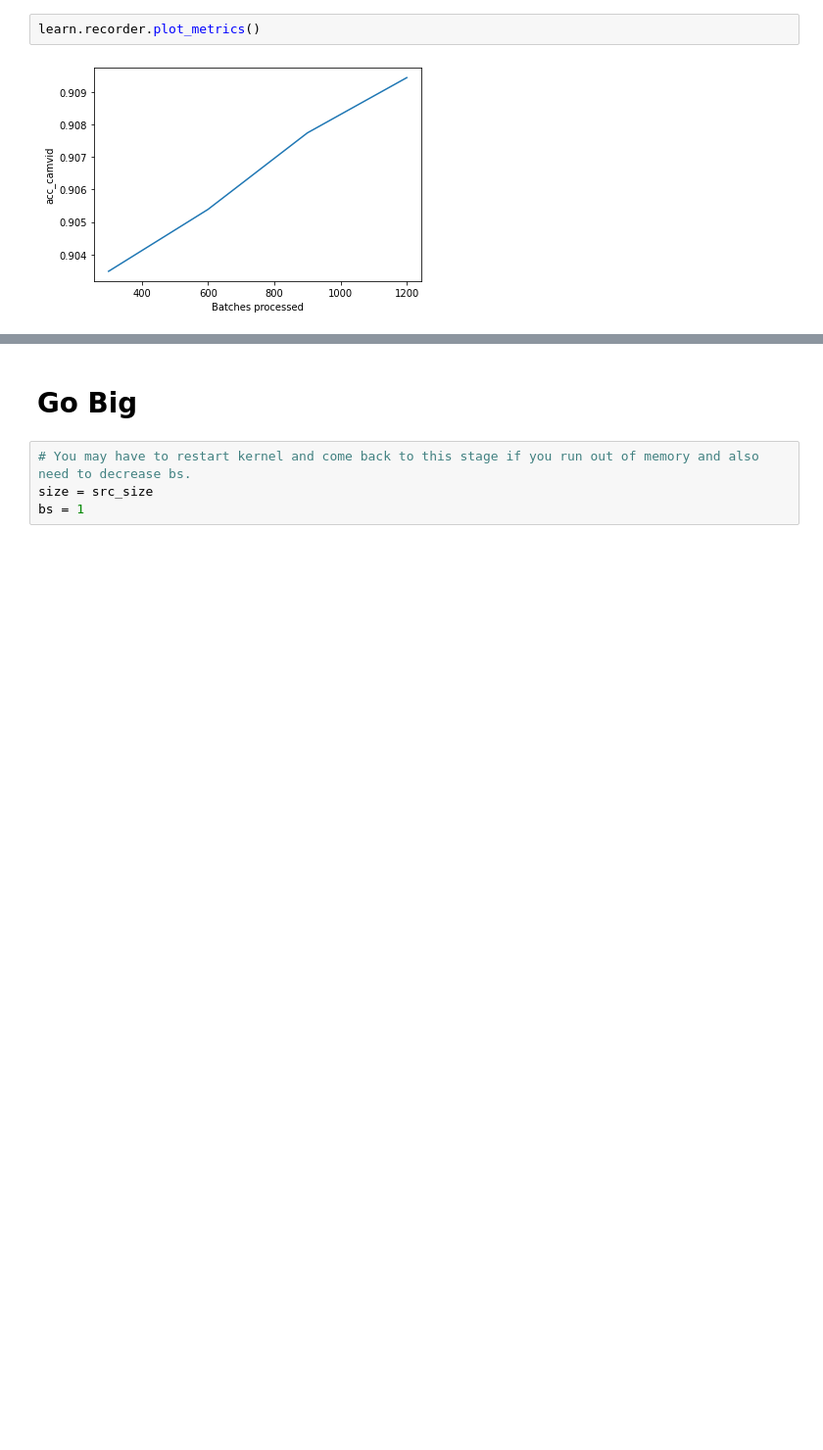
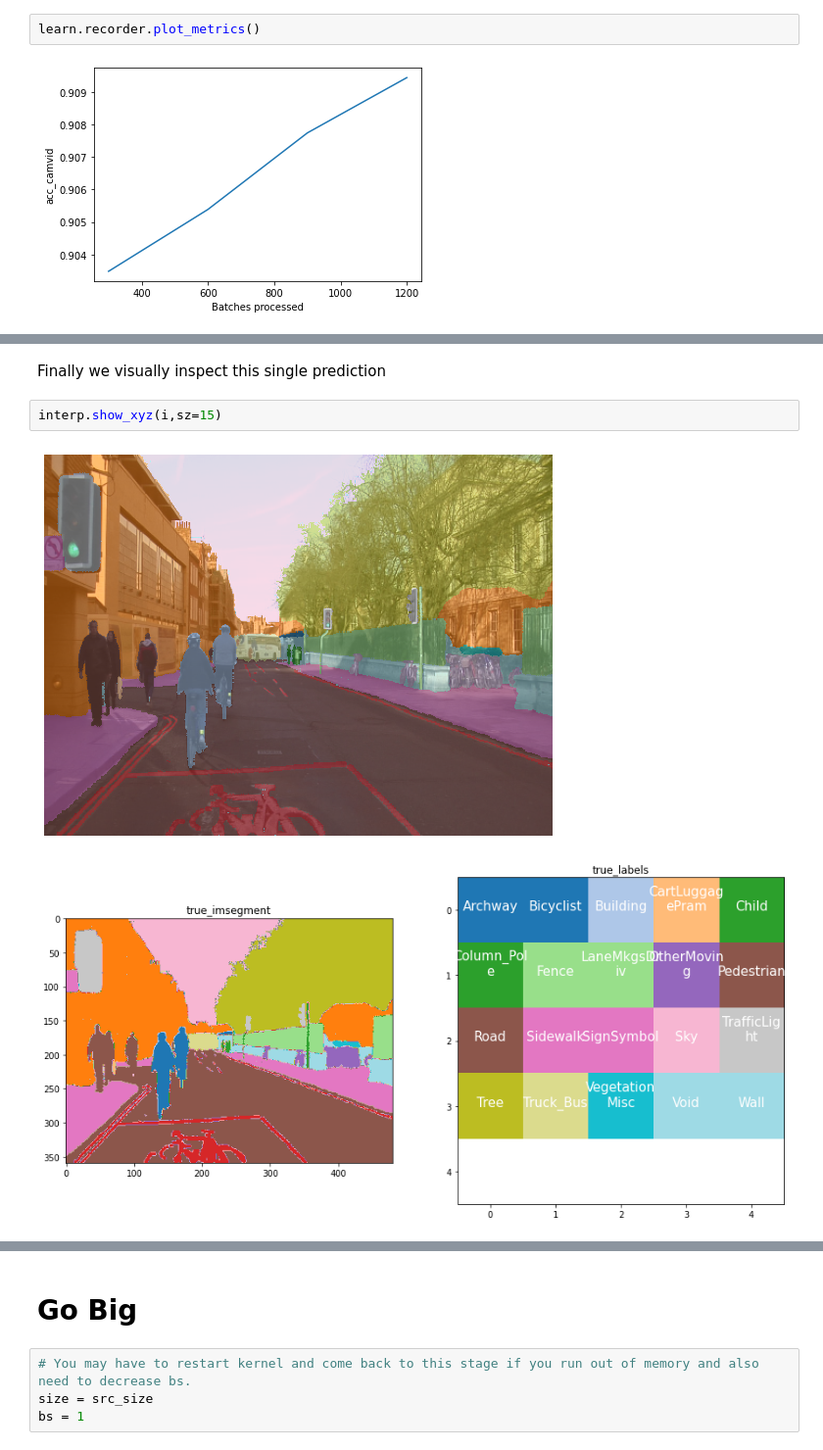
Before and after one commit to Humaidabdullah/FastAi-Course, a Jupyter notebook: Lesson 3.2 - Image segmentation with CamVid/Untitled.ipynb, the cells around one changed output, grey strips where cells are left out. Shown at 98% size. Drawn from its saved outputs; the diff is of its cells as text; blank space fills up the shorter version.

```diff
--- a/Lesson 3.2 - Image segmentation with CamVid/Untitled.ipynb
+++ b/Lesson 3.2 - Image segmentation with CamVid/Untitled.ipynb
@@ -215,0 +309,7 @@ learn.save('stage-1')
+# %% [markdown]
+Finally we visually inspect this single prediction
+# %%
+interp.show_xyz(i,sz=15)
+# %% [output]
+[figure, added]
+[figure, added]
```
Also changed, not shown: parts of 24 cells of this notebook.
